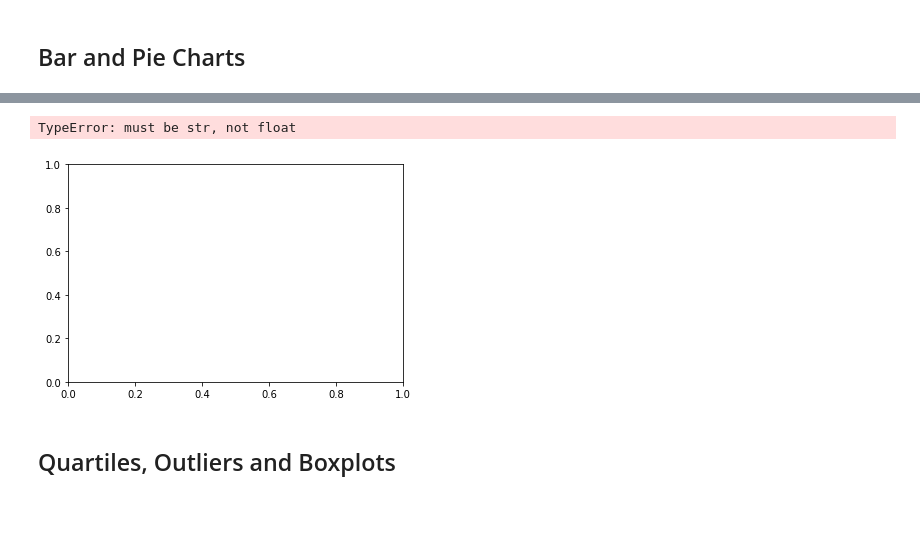
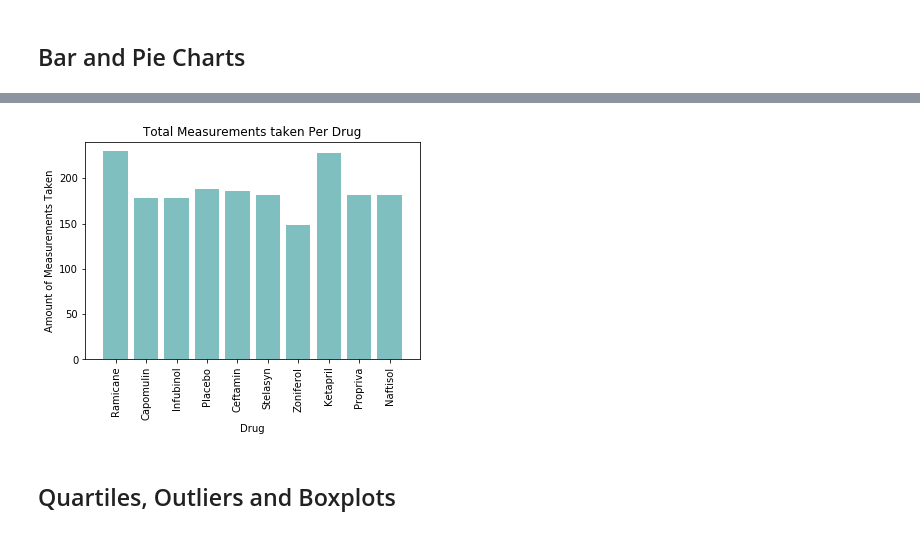
Before and after one commit to staceycdougherty/Matplotlib-Challenge, a Jupyter notebook: Matplotlib/Pymaceuticals/pymaceuticals_starter.ipynb, the cells around one changed output, grey strips where cells are left out. Saved outputs shown, nothing was run; the diff lists cells and outputs as text; code cells hidden in the pictures.

Commit message:
bar charts done

```diff
--- a/Matplotlib/Pymaceuticals/pymaceuticals_starter.ipynb
+++ b/Matplotlib/Pymaceuticals/pymaceuticals_starter.ipynb
@@ -129,3 +129,15 @@ agg_regimen
 | Zoniferol | 53.236507 | 51.818479 | 48.533355 | 6.966589 | 0.516398 |
 # %% [markdown]
 ## Bar and Pie Charts
+# %%
+# Generate a bar plot showing the total number of measurements taken on each drug regimen using pandas.
+#variable for y axis
+y_axis = (regimen_group["Tumor Volume (mm3)"]).count()
+#variable for x axis
+drug_list = df["Drug Regimen"].unique().tolist()
+#create DF with drug names and counts
+bar_df = pd.DataFrame({"Number of Measurements Total":y_axis})
+
+#create bar graph with pandas
+bar_df.plot(kind="bar", figsize=(15,5))
+plt.title("Number of Total Measurements Per Drug")
@@ -132,14 +147,16 @@ agg_regimen
 # %%
-# Generate a bar plot showing the total number of measurements taken on each drug regimen using pandas.
-
-#new variable for count of measurements taken on each drug regimen
-number_of_measurements = (regimen_group["Tumor Volume (mm3)"]).count()
-#new variable for list of drug names
-names_of_drugs = (regimen_group["Drug Regimen"]).unique()
+# Generate a bar plot showing the total number of measurements taken on each drug regimen using pyplot.
 
 
 #plotting graph, x axis is name of drug, y axis is count of measurements taken on each drug
-plt.bar(names_of_drugs,number_of_measurements, color='teal', align="edge")
+plt.bar(drug_list,y_axis, color='teal', alpha=0.5,align="center")
+plt.xticks(rotation="vertical")
+plt.xlim(-1, len(drug_list))
+plt.ylim(0, max(y_axis)+10)
+plt.title("Total Measurements taken Per Drug")
+plt.xlabel("Drug")
+plt.ylabel("Amount of Measurements Taken")
+
+plt.show()
 # %% [output]
-TypeError: must be str, not float
-[figure, old version]
+[figure, new version]
```
Also changed, not shown: parts of 2 cells of this notebook.
